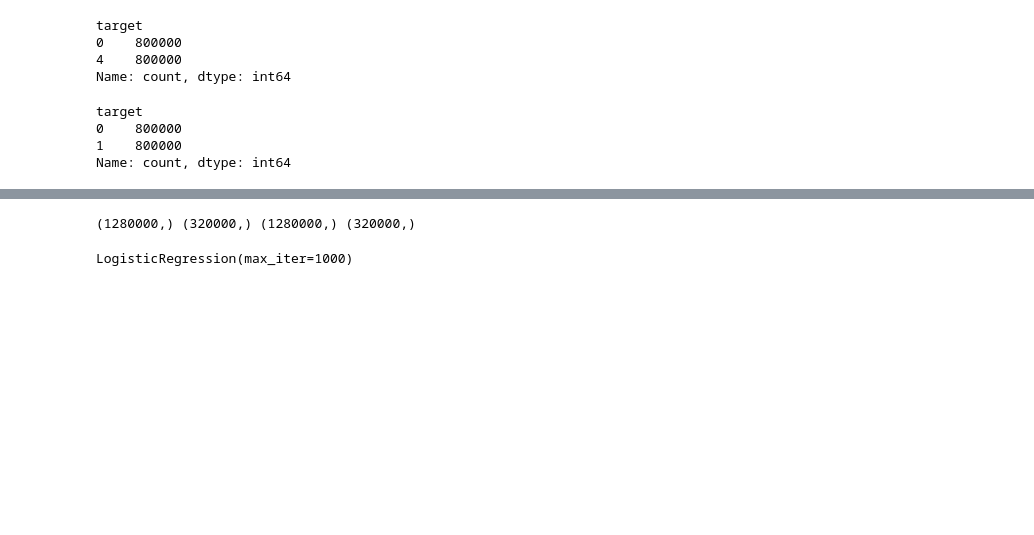
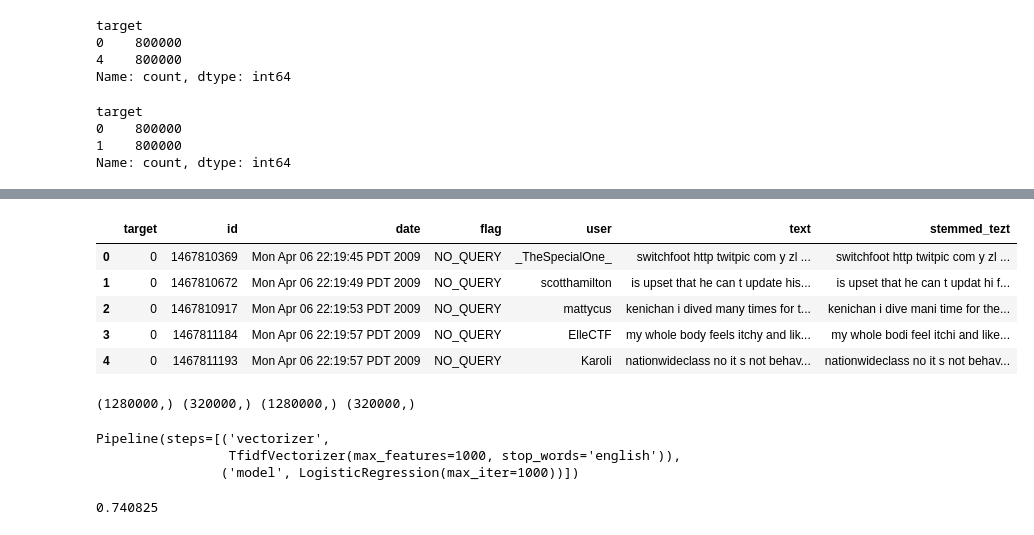
Before and after one commit to adelvictor/Tweets-Sentiment-Analysis-ML, a Jupyter notebook: Twitter_Sentiment_Analysis.ipynb, the cells around one changed output, grey strips where cells are left out. Cells and saved outputs as stored; diff of their text form; code cells hidden in the pictures; blank space fills up the shorter version.

```diff
--- a/Twitter_Sentiment_Analysis.ipynb
+++ b/Twitter_Sentiment_Analysis.ipynb
@@ -99,0 +107,19 @@ twitter_data.head()
+# %%
+stemmer = PorterStemmer()
+def stem_tokenizer(text):
+    words = word_tokenize(text)
+    stemmed_words = [stemmer.stem(word) for word in words]
+    return " ".join(stemmed_words)
+# %%
+vectorized_stemming = np.vectorize(stem_tokenizer)
+# %%
+twitter_data["stemmed_tezt"] = vectorized_stemming(twitter_data["text"])
+# %%
+twitter_data.head()
+# %% [output]
+|  | target | id | date | flag | user | text | stemmed_tezt |
+| 0 | 0 | 1467810369 | Mon Apr 06 22:19:45 PDT 2009 | NO_QUERY | _TheSpecialOne_ | switchfoot http twitpic com y zl ... | switchfoot http twitpic com y zl ... |
+| 1 | 0 | 1467810672 | Mon Apr 06 22:19:49 PDT 2009 | NO_QUERY | scotthamilton | is upset that he can t update his... | is upset that he can t updat hi f... |
+| 2 | 0 | 1467810917 | Mon Apr 06 22:19:53 PDT 2009 | NO_QUERY | mattycus | kenichan i dived many times for t... | kenichan i dive mani time for the... |
+| 3 | 0 | 1467811184 | Mon Apr 06 22:19:57 PDT 2009 | NO_QUERY | ElleCTF | my whole body feels itchy and lik... | my whole bodi feel itchi and like... |
+| 4 | 0 | 1467811193 | Mon Apr 06 22:19:57 PDT 2009 | NO_QUERY | Karoli | nationwideclass no it s not behav... | nationwideclass no it s not behav... |
@@ -112,6 +138,11 @@ X_test = vectorizer.transform(X_test)
 # %%
-model = LogisticRegression(max_iter=1000)
-model.fit(X_train, Y_train)
+pipe.fit(X_train, Y_train)
 # %% [output]
-LogisticRegression(max_iter=1000)
+Pipeline(steps=[('vectorizer',
+                 TfidfVectorizer(max_features=1000, stop_words='english')),
+                ('model', LogisticRegression(max_iter=1000))])
+# %%
+pipe.score(X_test, Y_test)
+# %% [output]
+0.740825
 # %%
```
Also changed, not shown: parts of 24 cells of this notebook.
